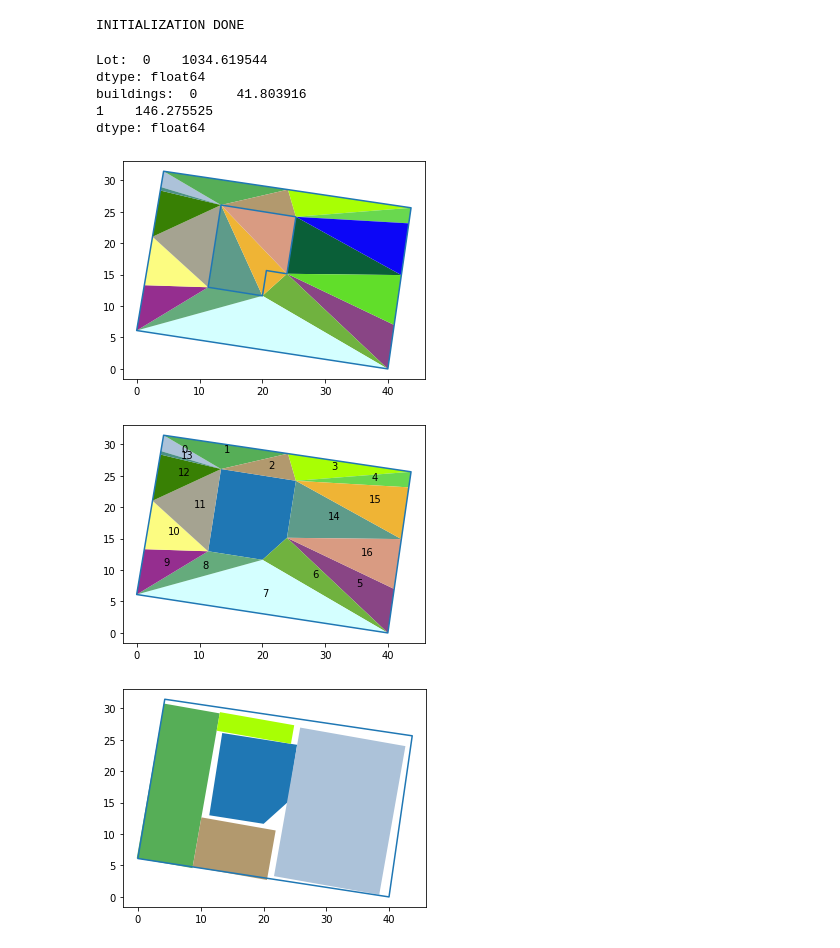
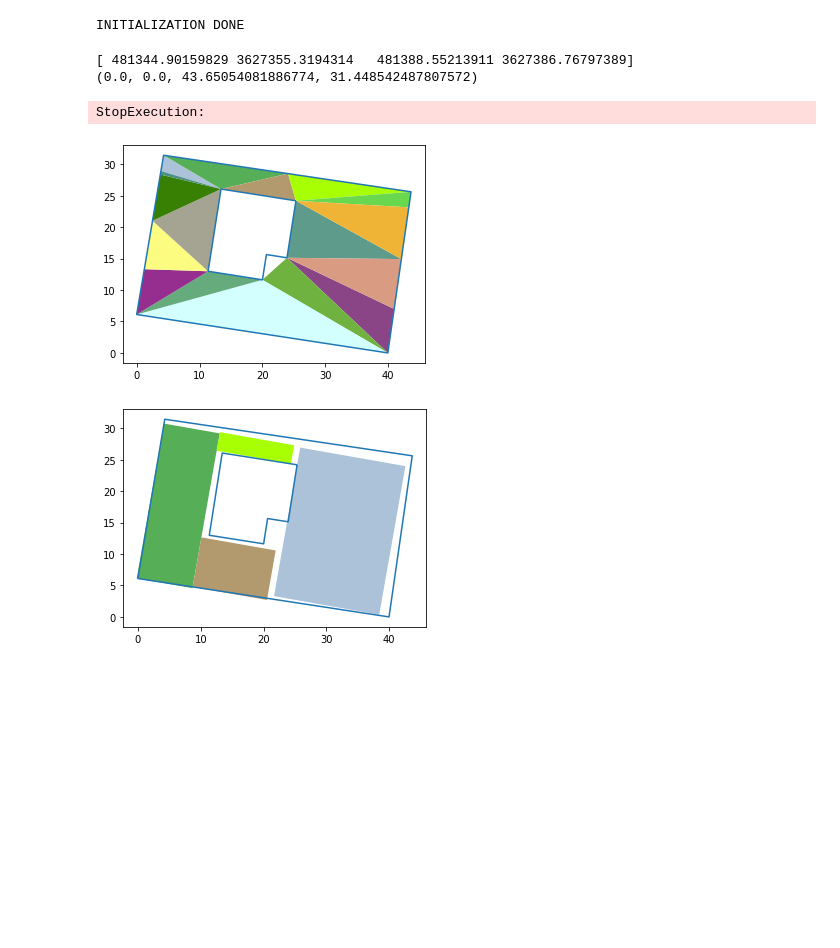
Before and after one commit to nilsbunger/parcel-browser, a Jupyter notebook: notebooks/parcel_play.ipynb, the cells around one changed output. Saved outputs shown, nothing was run; the diff lists cells and outputs as text; code cells hidden in the pictures; blank space fills up the shorter version.

```diff
--- a/notebooks/parcel_play.ipynb
+++ b/notebooks/parcel_play.ipynb
@@ -30,7 +28,10 @@ print("INITIALIZATION DONE")
 ****** LOCAL DATABASE ******
 INITIALIZATION DONE
 # %%
-## CREATE TRIANGLES and KEPT_TRIANGLES AROUND PARCEL
+# ALGORITHM: Find biggest rectangles that fit on a parcel.
+from notebooks.notebook_util import nb_exit, display_polys_on_lot
+from lib.parcel_lib import biggestPolyOverRotations
+from shapely.geometry import MultiPolygon
 
 apn = '4302030800'
 
@@ -46,76 +47,63 @@ parcel_data_frame = geopandas.GeoDataFrame.from_features(json.loads(serialized_p
 buildings_data_frame = geopandas.GeoDataFrame.from_features(json.loads(serialized_buildings), crs="EPSG:4326")
 parcel_in_utm = parcel_data_frame.to_crs(parcel_data_frame.estimate_utm_crs())
 buildings_in_utm = buildings_data_frame.to_crs(buildings_data_frame.estimate_utm_crs())
+# lot_square_meters = parcel_in_utm.area
+# print ("Lot: ", lot_square_meters)
+# print ("buildings: ", buildings_in_utm.area)
 
 # do some basic sanity checks
-lot_square_meters = parcel_in_utm.area
-print ("Lot: ", lot_square_meters)
-print ("buildings: ", buildings_in_utm.area)
-assert (len(parcel_in_utm.boundary) == 1)
+
+assert (len(parcel_in_utm.boundary[0].geoms) == 1)
 assert (len(buildings_in_utm.boundary) == 2)
-assert (len(parcel_in_utm.boundary[0].geoms) == 1)
 assert (len(buildings_in_utm.boundary[0].geoms) == 1)
 
 # TODO: Algorithm currently only uses first building. extend it to multiple buildings
+# building_lines = MultiLineString(buildings_in_utm.geometry)
+assert (len(parcel_in_utm.boundary) == 1)
+boundary_line_string = parcel_in_utm.boundary[0].geoms[0]
 
-boundary_line_string = parcel_in_utm.boundary[0].geoms[0]
+offset_bounds = parcel_in_utm.total_bounds
+print (offset_bounds)
+
+# move parcel coordinates to be 0,0 based so they're easier to see.
+parcel_boundary_multipoly = parcel_in_utm.translate(xoff=-offset_bounds[0], yoff=-offset_bounds[1])[0]
+zero_bounds = parcel_boundary_multipoly.bounds
+
+print (zero_bounds)
+
 building_line_string = buildings_in_utm.boundary[1].geoms[0]
-bounds = boundary_line_string.bounds
 # move building coordinates to be 0,0 based so they're easier to see.
-boundary_line_string = shapely.affinity.translate(boundary_line_string, xoff=-bounds[0], yoff=-bounds[1])
-building_line_string = shapely.affinity.translate(building_line_string, xoff=-bounds[0], yoff=-bounds[1])
-
-# construct and plot buildings, boundary, triangles (using convex hull of building)
-# base = geopandas.GeoDataFrame(geometry=[building_line_string, boundary_line_string], crs="EPSG:4326")
-triangles = triangulate (MultiLineString([building_line_string.convex_hull.boundary, boundary_line_string]))
-lot_df = geopandas.GeoDataFrame(geometry=[building_line_string, boundary_line_string], crs="EPSG:4326")
-p = lot_df.plot()
-colorkeys = list(mcolors.XKCD_COLORS.keys())
-for i in range(len(triangles)):
-    geopandas.GeoSeries(triangles[i]).plot(ax=p, color=colorkeys[i % len(colorkeys)])
+building_line_string = shapely.affinity.translate(building_line_string, xoff=-offset_bounds[0], yoff=-offset_bounds[1])
+triags = triangulate(GeometryCollection([building_line_string, parcel_boundary_multipoly]))
 
 # Find triangles not in the building:
 # DE-9IM gives a 3x3 matrix of how two objects relate. It's quite fascinating.
 # Check out the diagram in https://postgis.net/workshops/postgis-intro/de9im.html
-de9im = [x.relate(building_line_string.convex_hull) for idx,x in enumerate (triangles)]
-kept_triangles = [x for idx,x in enumerate(triangles) if de9im[idx][0]=='F' ]
+de9im = [x.relate(building_line_string.convex_hull) for idx,x in enumerate (triags)]
+kept_triangles = [x for idx,x in enumerate(triags) if de9im[idx][0]=='F' ]
 kept_triangles_gs = geopandas.GeoSeries(kept_triangles)
 
-# Plot the kept_triangles
-lot_convex_hull_df = geopandas.GeoDataFrame(geometry=[building_line_string.convex_hull, boundary_line_string], crs="EPSG:4326")
-p = lot_convex_hull_df.plot()
-for i in range(len(kept_triangles)):
-    geopandas.GeoSeries(kept_triangles[i]).plot(ax=p, color=colorkeys[i % len(colorkeys)])
-    coords = kept_triangles[i].centroid
-    p.annotate(i,xy=(coords.x,coords.y),xytext=(coords.x,coords.y))
+lot_df = geopandas.GeoDataFrame(geometry=[building_line_string, parcel_boundary_multipoly.boundary], crs="EPSG:4326")
 
-from lib.parcel_lib import biggestPolyOverRotations
-from shapely.geometry import MultiPolygon
-
-def display_polys_on_lot(lot, polys):
-    p = lot.plot()
-    for idx,poly in enumerate(polys):
-        geopandas.GeoSeries(poly).plot(ax=p, color=colorkeys[idx % len(colorkeys)])
+display_polys_on_lot(lot_df, kept_triangles)
 
 avail_geom = MultiPolygon(kept_triangles)
 placed_polys = []
 
 # Placement approach: Place single biggest unit, then rerun analysis
 for i in range(4):    # place 4 units
     biggest_poly = biggestPolyOverRotations(avail_geom)
     placed_polys.append(biggest_poly)
     avail_geom = avail_geom.difference(MultiPolygon([biggest_poly]))
 
-display_polys_on_lot(lot_convex_hull_df, placed_polys)
+display_polys_on_lot(lot_df, placed_polys)
+# nb_exit()
 # %% [output]
-Lot:  0    1034.619544
-dtype: float64
-buildings:  0     41.803916
-1    146.275525
-dtype: float64
+[ 481344.90159829 3627355.3194314   481388.55213911 3627386.76797389]
+(0.0, 0.0, 43.65054081886774, 31.448542487807572)
+StopExecution:
-[figure, old version]
+[figure, new version]
-[figure, old version]
+[figure, new version]
-[figure, removed]
 # %%
 ## NOT WORKING: Find rectangles: Implementation attempt from old Dr Dobbs journal.
 # Ref: https://stackoverflow.com/questions/7245/puzzle-find-largest-rectangle-maximal-rectangle-problem
```
Also changed, not shown: parts of 2 cells of this notebook, 1 other file.
